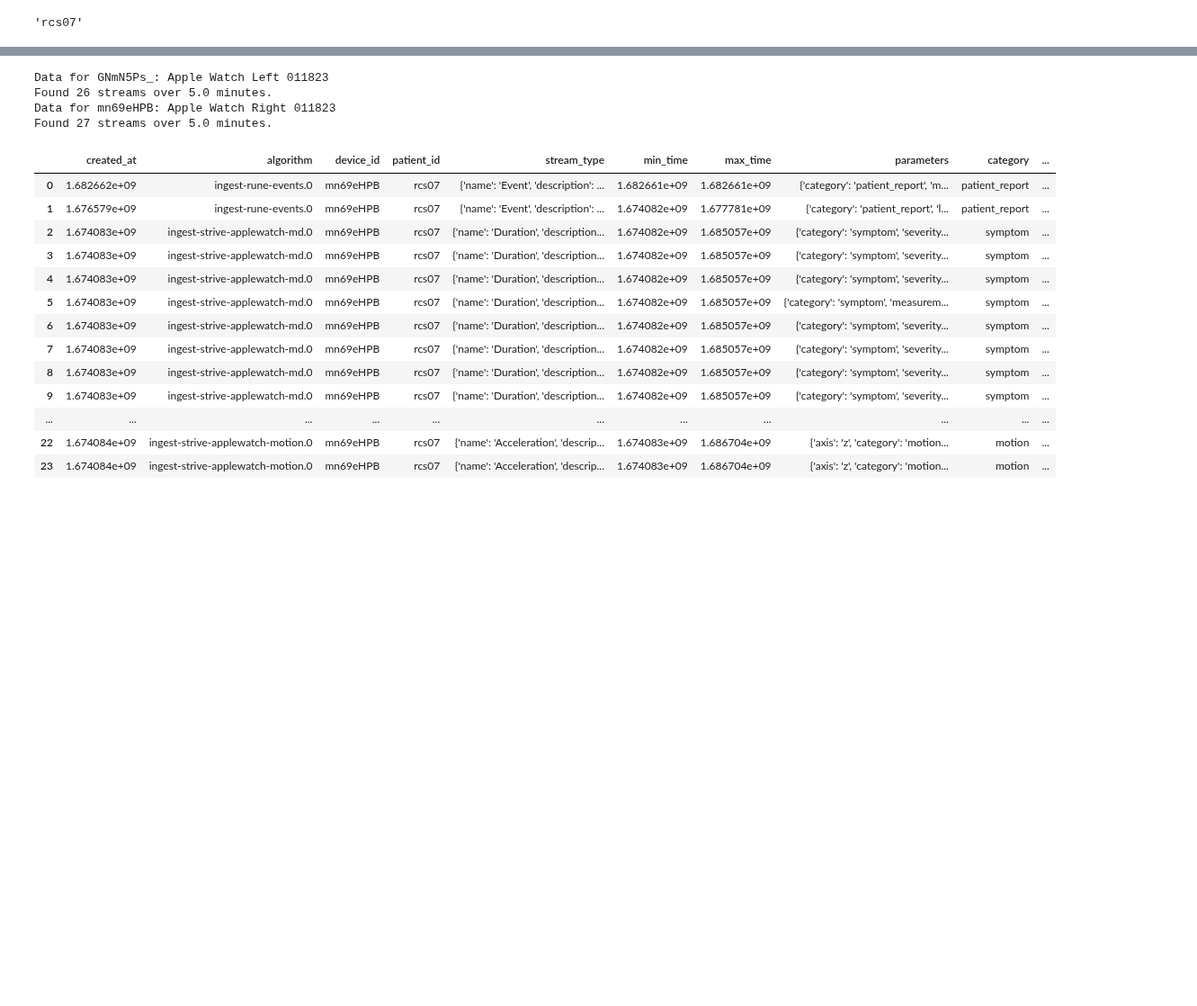
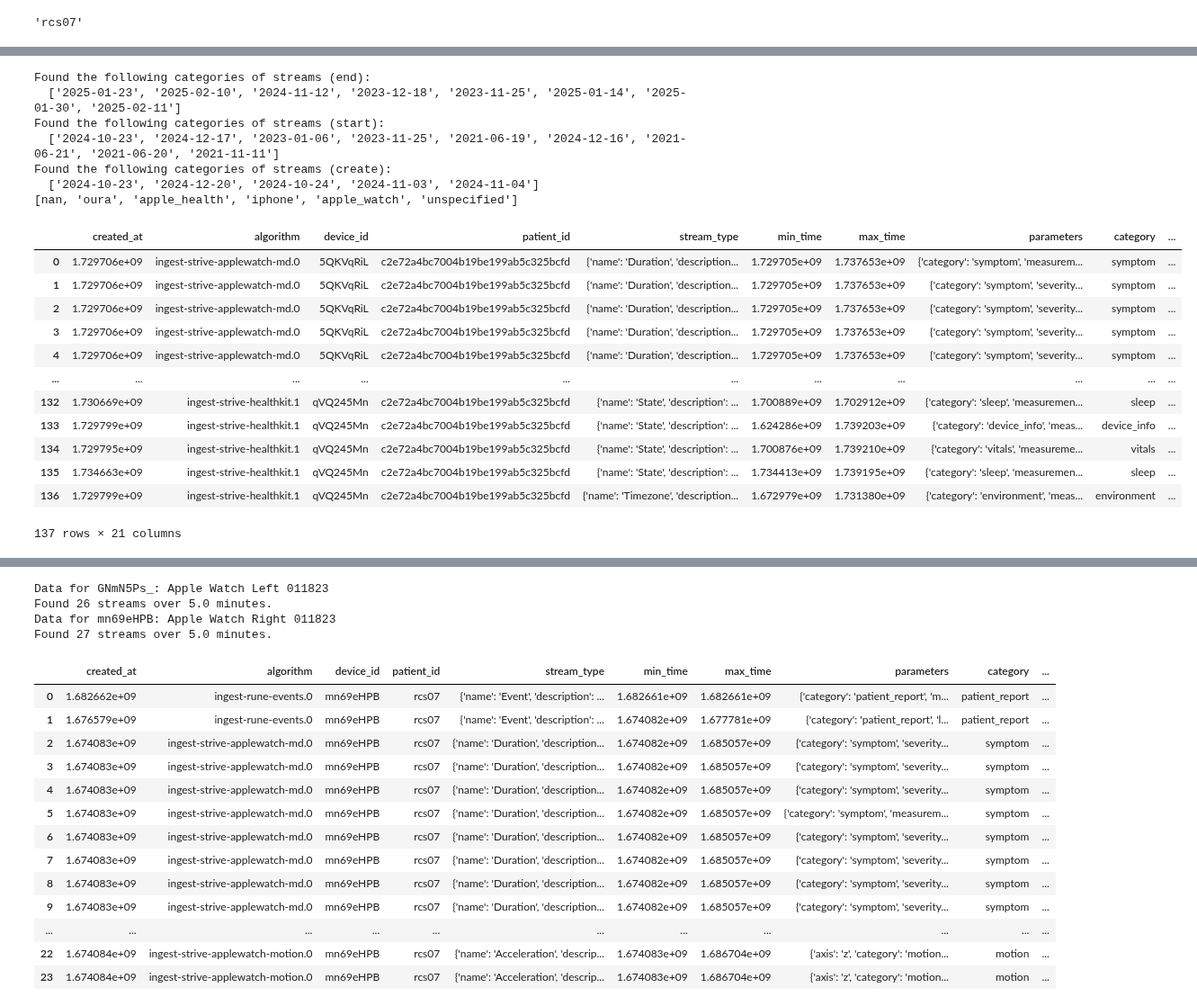
Before and after one commit to BCM-Neurosurgery/data-net-source, a Jupyter notebook: examples/rune_v2_testing.ipynb, the cells around one changed output, grey strips where cells are left out. Shown at 90% size. Drawn from its saved outputs; the diff is of its cells as text; code cells hidden in the pictures; blank space fills up the shorter version.

```diff
--- a/examples/rune_v2_testing.ipynb
+++ b/examples/rune_v2_testing.ipynb
@@ -73,0 +66,37 @@ Found the following categories of streams:
+# %%
+stream_df['date_end'] = pd.to_datetime(stream_df['max_time'], unit='s').dt.strftime('%Y-%m-%d')
+date_end = stream_df['date_end'].unique().tolist()
+print(f'Found the following categories of streams (end): \n  {date_end}')
+
+stream_df['date_start'] = pd.to_datetime(stream_df['min_time'], unit='s').dt.strftime('%Y-%m-%d')
+date_start = stream_df['date_start'].unique().tolist()
+print(f'Found the following categories of streams (start): \n  {date_start}')
+
+stream_df['date_create'] = pd.to_datetime(stream_df['created_at'], unit='s').dt.strftime('%Y-%m-%d')
+date_create = stream_df['date_create'].unique().tolist()
+print(f'Found the following categories of streams (create): \n  {date_create}')
+
+print(stream_df['source_device'].unique().tolist())
+
+display(stream_df)
+# %% [output]
+Found the following categories of streams (end):
+  ['2025-01-23', '2025-02-10', '2024-11-12', '2023-12-18', '2023-11-25', '2025-01-14', '2025-01-30', '2025-02-11']
+Found the following categories of streams (start):
+  ['2024-10-23', '2024-12-17', '2023-01-06', '2023-11-25', '2021-06-19', '2024-12-16', '2021-06-21', '2021-06-20', '2021-11-11']
+Found the following categories of streams (create):
+  ['2024-10-23', '2024-12-20', '2024-10-24', '2024-11-03', '2024-11-04']
+[nan, 'oura', 'apple_health', 'iphone', 'apple_watch', 'unspecified']
+|  | created_at | algorithm | device_id | patient_id | stream_type | min_time | max_time | parameters | category | ... |
+| 0 | 1.729706e+09 | ingest-strive-applewatch-md.0 | 5QKVqRiL | c2e72a4bc7004b19be199ab5c325bcfd | {'name': 'Duration', 'description... | 1.729705e+09 | 1.737653e+09 | {'category': 'symptom', 'measurem... | symptom | ... |
+| 1 | 1.729706e+09 | ingest-strive-applewatch-md.0 | 5QKVqRiL | c2e72a4bc7004b19be199ab5c325bcfd | {'name': 'Duration', 'description... | 1.729705e+09 | 1.737653e+09 | {'category': 'symptom', 'severity... | symptom | ... |
+| 2 | 1.729706e+09 | ingest-strive-applewatch-md.0 | 5QKVqRiL | c2e72a4bc7004b19be199ab5c325bcfd | {'name': 'Duration', 'description... | 1.729705e+09 | 1.737653e+09 | {'category': 'symptom', 'severity... | symptom | ... |
+| 3 | 1.729706e+09 | ingest-strive-applewatch-md.0 | 5QKVqRiL | c2e72a4bc7004b19be199ab5c325bcfd | {'name': 'Duration', 'description... | 1.729705e+09 | 1.737653e+09 | {'category': 'symptom', 'severity... | symptom | ... |
+| 4 | 1.729706e+09 | ingest-strive-applewatch-md.0 | 5QKVqRiL | c2e72a4bc7004b19be199ab5c325bcfd | {'name': 'Duration', 'description... | 1.729705e+09 | 1.737653e+09 | {'category': 'symptom', 'severity... | symptom | ... |
+| ... | ... | ... | ... | ... | ... | ... | ... | ... | ... | ... |
+| 132 | 1.730669e+09 | ingest-strive-healthkit.1 | qVQ245Mn | c2e72a4bc7004b19be199ab5c325bcfd | {'name': 'State', 'description': ... | 1.700889e+09 | 1.702912e+09 | {'category': 'sleep', 'measuremen... | sleep | ... |
+| 133 | 1.729799e+09 | ingest-strive-healthkit.1 | qVQ245Mn | c2e72a4bc7004b19be199ab5c325bcfd | {'name': 'State', 'description': ... | 1.624286e+09 | 1.739203e+09 | {'category': 'device_info', 'meas... | device_info | ... |
+| 134 | 1.729795e+09 | ingest-strive-healthkit.1 | qVQ245Mn | c2e72a4bc7004b19be199ab5c325bcfd | {'name': 'State', 'description': ... | 1.700876e+09 | 1.739210e+09 | {'category': 'vitals', 'measureme... | vitals | ... |
+| 135 | 1.734663e+09 | ingest-strive-healthkit.1 | qVQ245Mn | c2e72a4bc7004b19be199ab5c325bcfd | {'name': 'State', 'description': ... | 1.734413e+09 | 1.739195e+09 | {'category': 'sleep', 'measuremen... | sleep | ... |
+| 136 | 1.729799e+09 | ingest-strive-healthkit.1 | qVQ245Mn | c2e72a4bc7004b19be199ab5c325bcfd | {'name': 'Timezone', 'description... | 1.672979e+09 | 1.731380e+09 | {'category': 'environment', 'meas... | environment | ... |
+137 rows × 21 columns
```
Also changed, not shown: parts of 4 cells of this notebook, 46 other files.
